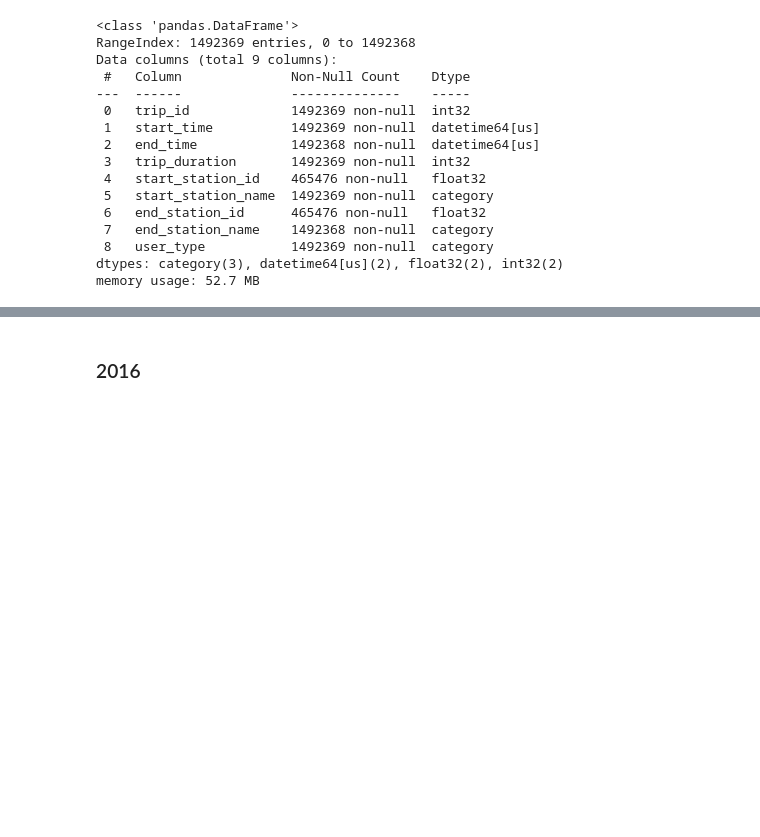
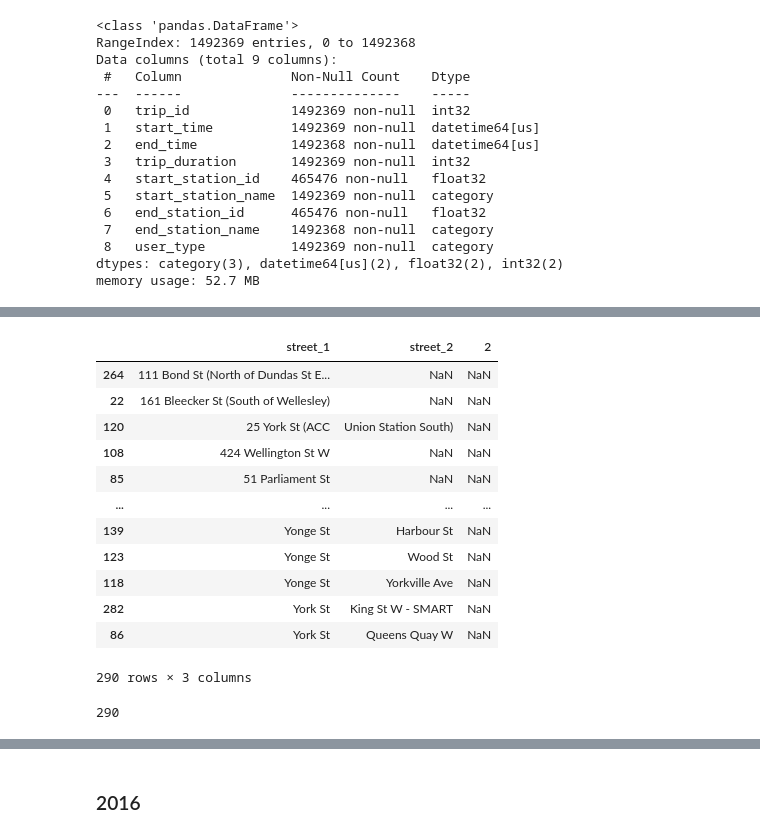
Before and after one commit to Neman-River/bikeshare_toronto, a Jupyter notebook: import_data.ipynb, the cells around one changed output, grey strips where cells are left out. Drawn from its saved outputs; the diff is of its cells as text; code cells hidden in the pictures; blank space fills up the shorter version.

```diff
--- a/import_data.ipynb
+++ b/import_data.ipynb
@@ -798,0 +829,19 @@ memory usage: 52.7 MB
+# %%
+(pd.DataFrame([x.split('/') for x in df17.start_station_name.unique()])
+        .rename(columns={0: 'street_1', 1: 'street_2'})
+        .sort_values(['street_1', 'street_2'])
+        )
+# %% [output]
+|  | street_1 | street_2 | 2 |
+| 264 | 111 Bond St (North of Dundas St E... | NaN | NaN |
+| 22 | 161 Bleecker St (South of Wellesley) | NaN | NaN |
+| 120 | 25 York St (ACC | Union Station South) | NaN |
+| 108 | 424 Wellington St W | NaN | NaN |
+| 85 | 51 Parliament St | NaN | NaN |
+| ... | ... | ... | ... |
+| 139 | Yonge St | Harbour St | NaN |
+| 123 | Yonge St | Wood St | NaN |
+| 118 | Yonge St | Yorkville Ave | NaN |
+| 282 | York St | King St W - SMART | NaN |
+| 86 | York St | Queens Quay W | NaN |
+290 rows × 3 columns
@@ -798,0 +864,4 @@ memory usage: 52.7 MB
+# %%
+df17.start_station_name.nunique() #from 293 to 290
+# %% [output]
+290
```
Also changed, not shown: parts of 39 cells of this notebook.
